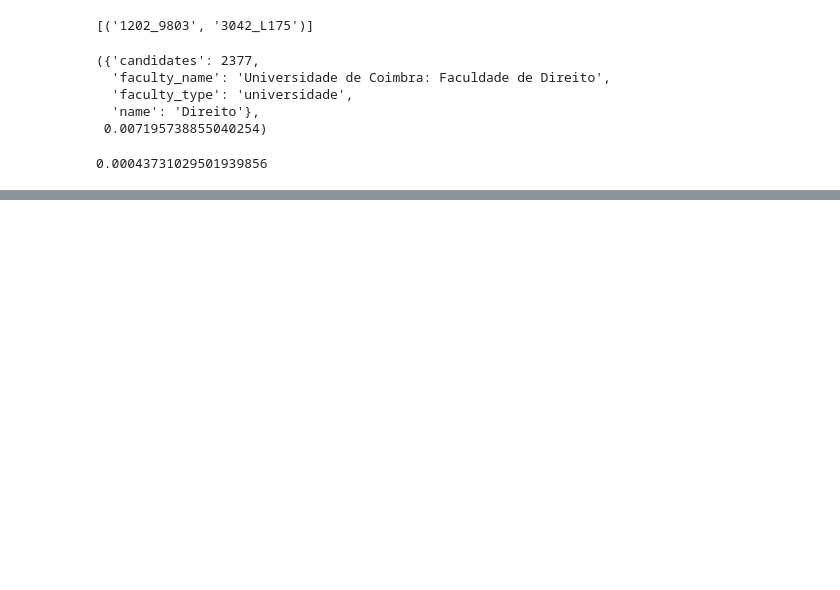
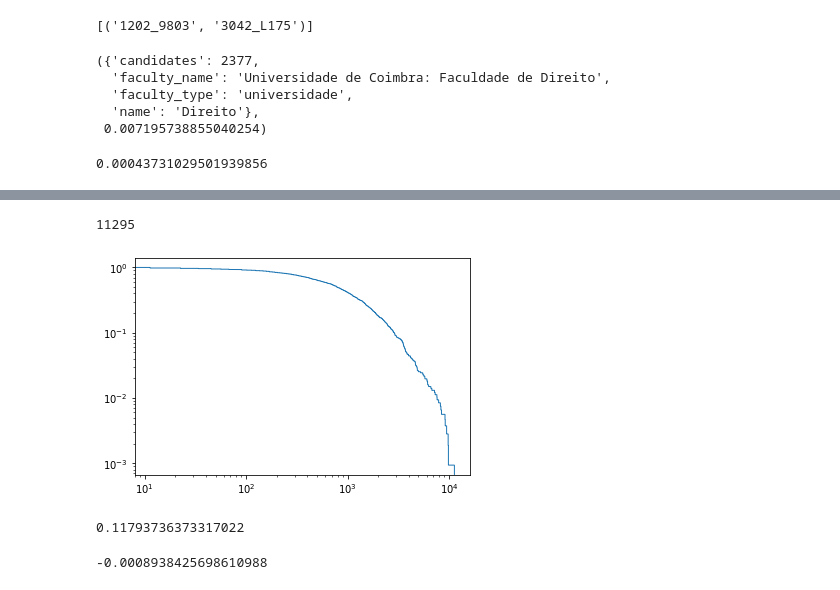
Before and after one commit to bernardo-silva/NetworkScienceProject, a Jupyter notebook: build_network.ipynb, the cells around one changed output, grey strips where cells are left out. Saved outputs shown, nothing was run; the diff lists cells and outputs as text; code cells hidden in the pictures; blank space fills up the shorter version.

```diff
--- a/build_network.ipynb
+++ b/build_network.ipynb
@@ -76,0 +79,19 @@ Text(0, 0.5, 'Frequency')
+# %%
+degrees = [G.degree(n, weight='weight') for n in G.nodes()]
+print(max(degrees))
+# degrees = [n/sum(degrees) for n in degrees]
+# degrees = np.histogram(degrees,bins = 100)
+plt.xscale('log')
+plt.hist(degrees,bins=1000,log=True,cumulative=-1,density=True, histtype='step')
+plt.show()
+# %% [output]
+11295
+[figure, added]
+# %%
+nx.algorithms.assortativity.degree_assortativity_coefficient(G,weight='weight')
+# %% [output]
+0.11793736373317022
+# %%
+nx.algorithms.assortativity.attribute_assortativity_coefficient(G,'candidates')
+# %% [output]
+-0.0008938425698610988
```
Also changed, not shown: parts of 24 cells of this notebook, 19 other files.
